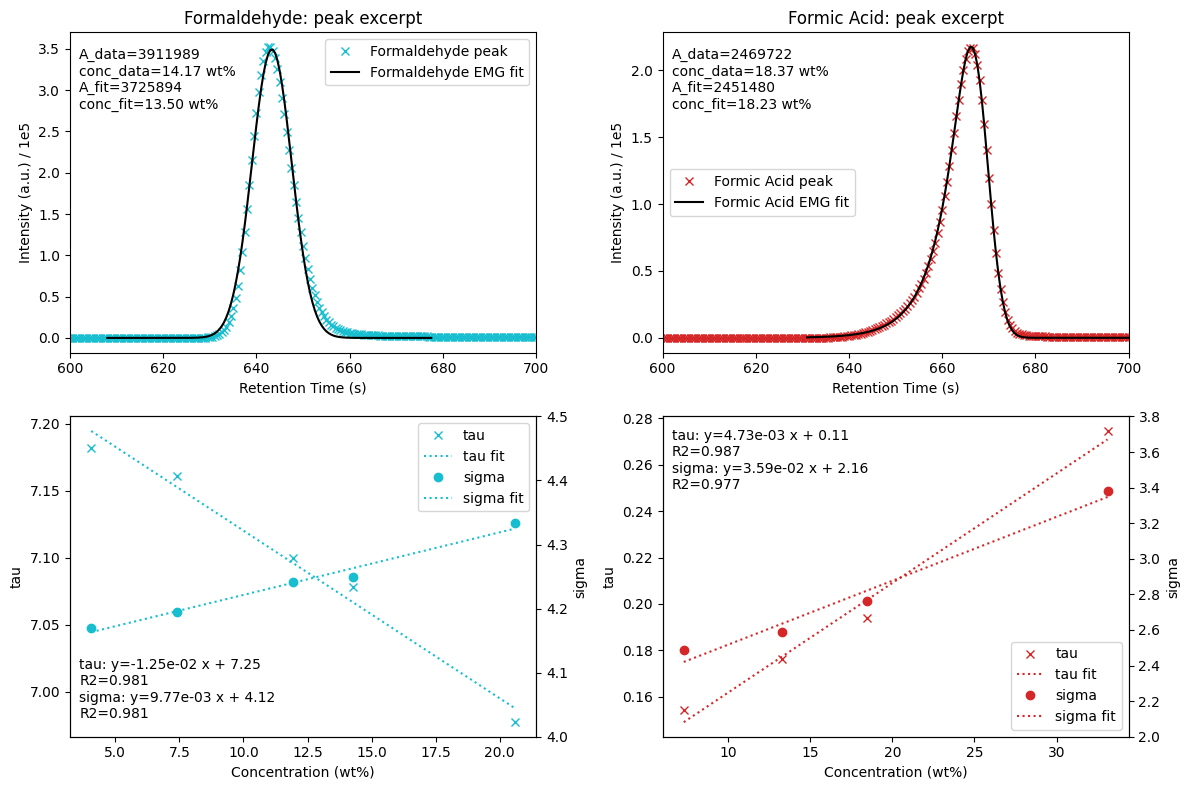
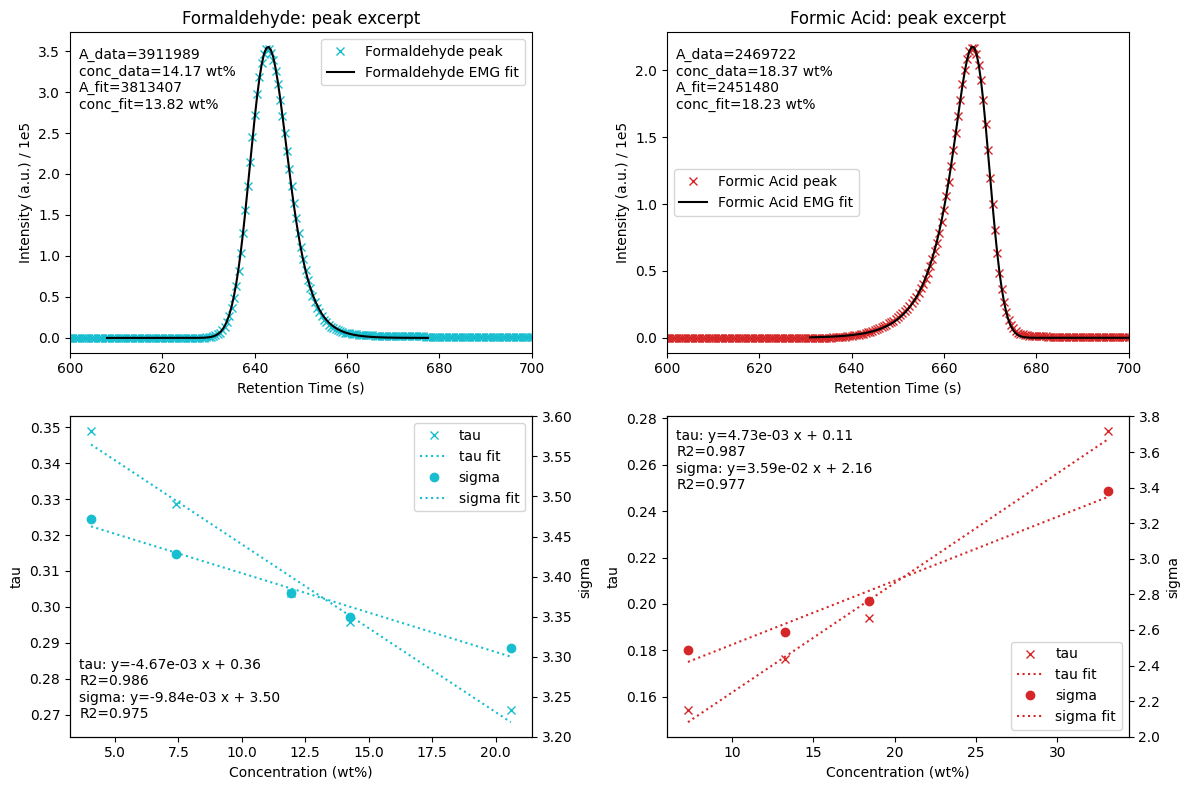
The change to this notebook cell's code, shown as a diff; its figure went from the first image to the second:
--- before
+++ after
@@ -1,5 +1,5 @@
 def analyze_calibration(dictionary):
     """Fit the main peak of each trace and collect calibration metrics."""
-    model = EMG if dictionary['name'] == 'FALD' else EMG_mirrored # choose model based on species for tailing and fronting
+    model = EMG if dictionary['name'] == 'Formaldehyde' else EMG_mirrored # choose model based on species for tailing and fronting
     for file in dictionary['files']:
         sample = extract_chromatogram(path + file)
@@ -11,8 +11,10 @@
         h, mu, sigma, tau = popt
         dictionary['hs'].append(h)
+        dictionary['mus'].append(mu)
         dictionary['sigmas'].append(sigma)
         dictionary['taus'].append(tau)
         dictionary['fits'].append(np.column_stack((x, model(x, *popt))))
     dictionary['hs'] = np.array(dictionary['hs'])
+    dictionary['mus'] = np.array(dictionary['mus'])
     dictionary['sigmas'] = np.array(dictionary['sigmas'])
     dictionary['taus'] = np.array(dictionary['taus'])
@@ -27,8 +29,8 @@
 
 #Exclude first two points of FA calibration for fitting
-FA_fit_mask = np.argsort(FA['concentrations'])[2:]
-
 FALD_fit_sig = fit_info(FALD['concentrations'], FALD['sigmas'])
 FALD_fit_tau = fit_info(FALD['concentrations'], FALD['taus'])
+
+FA_fit_mask = np.argsort(FA['concentrations'])[2:]
 FA_fit_sig = fit_info(FA['concentrations'][FA_fit_mask], FA['sigmas'][FA_fit_mask])
 FA_fit_tau = fit_info(FA['concentrations'][FA_fit_mask], FA['taus'][FA_fit_mask])
@@ -62,8 +64,8 @@
         conc, sig_arr, tau_arr = d['concentrations'], d['sigmas'], d['taus']
 
+    ax2 = ax.twinx()
     ax.plot(conc, tau_arr, f'{d["color"]}x', label='tau')
-    ax2 = ax.twinx()
     ax2.plot(conc, sig_arr, f'{d["color"]}o', label='sigma')
-    ax2.set_ylim(4,4.5) if d == FALD else ax2.set_ylim(2.0, 3.8)
+    ax2.set_ylim(3.2,3.6) if d == FALD else ax2.set_ylim(2.0, 3.8)
 
     xs = np.linspace(np.min(conc), np.max(conc), 100)

Commit: minor adjustment